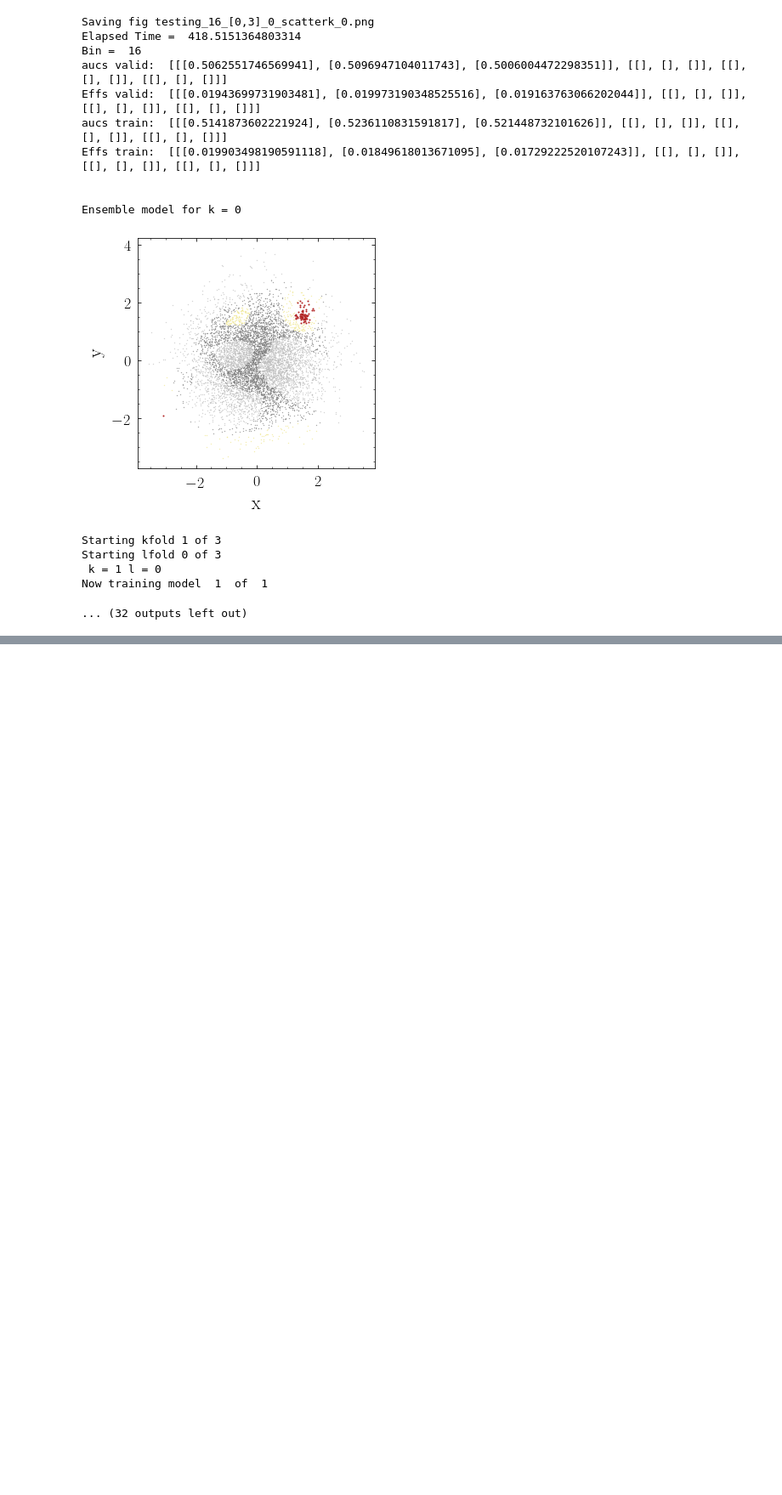
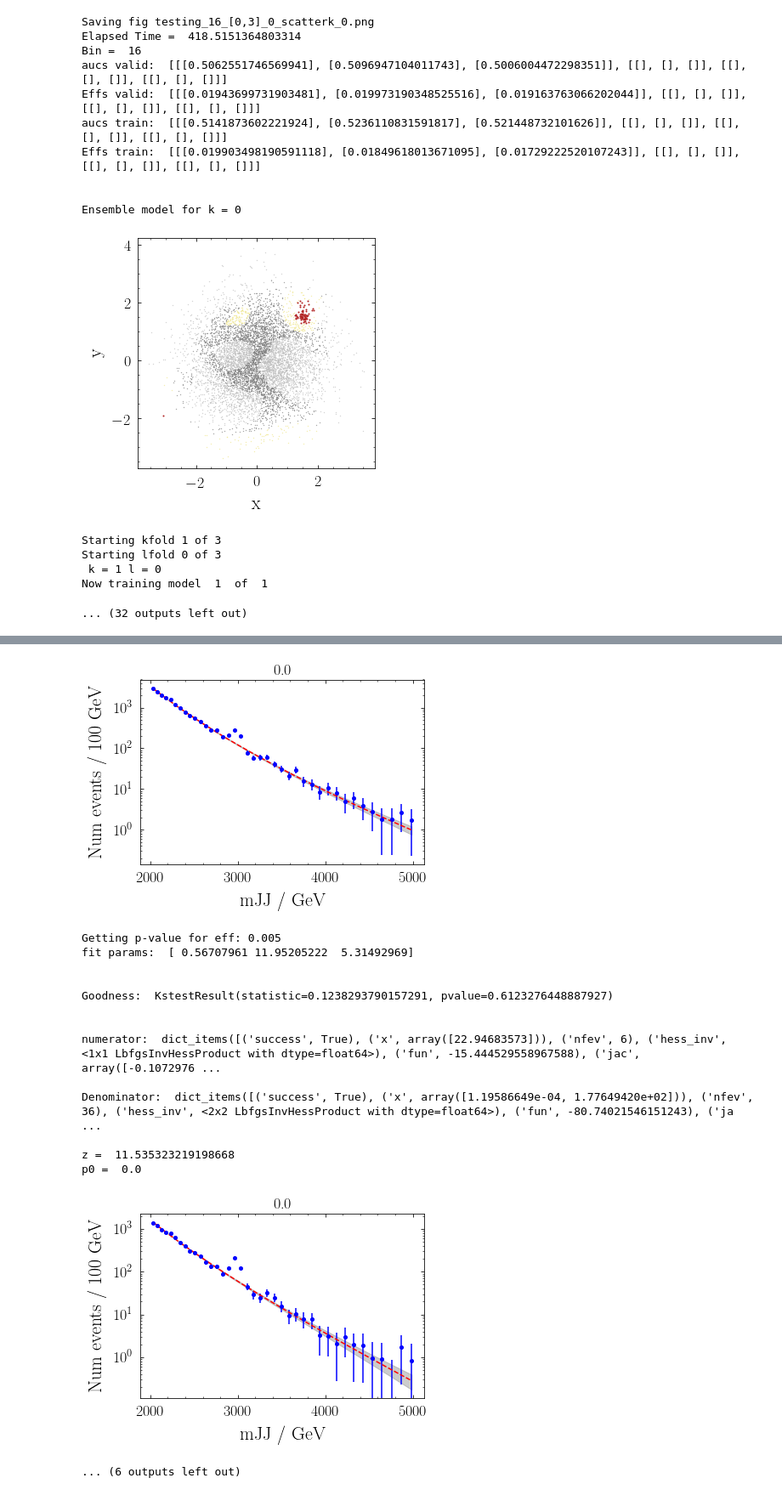
Before and after one commit to jackhcollins/CWoLa-Hunting, a Jupyter notebook: code/2D-toy.ipynb, the cells around one changed output, grey strips where cells are left out. Shown at 85% size. Drawn from its saved outputs; the diff is of its cells as text; code cells hidden in the pictures; blank space fills up the shorter version.

```diff
--- a/code/2D-toy.ipynb
+++ b/code/2D-toy.ipynb
@@ -568,6 +568,10 @@ Now training model  1  of  1
 bin_widths_GeV = bin_widths*1000
 bin_boundaries_GeV = bin_boundaries*1000
 # %%
+from importlib import reload  # Python 3.4+ only.
+import cwola_utils_copy
+from cwola_utils_copy import get_p_value
+
 key=18
 kset_data, kset_prediction = model_utils.avg_model_predict_kset()
 plt.close('all')
@@ -601,12 +605,7 @@ for eff in chosen_effs:
     file.write('\n')
     bincutcountslist.append(bincutcounts)
 
-for i, eff in enumerate(chosen_effs):
-    print("Getting p-value for eff:", eff)
 
-    pplotname = output_prefix + '_pplot_' + str(eff) + '.png'
-    get_p_value(bincutcountslist[i],bin_boundaries_GeV,mask=[bin_i-1,bin_i,bin_i+1],verbose=1,
-                plotfile="show")
 
 file.close()
 # %% [output]
@@ -689,0 +630,11 @@ p0 =  0.0
+# %%
+reload(cwola_utils_copy)
+from cwola_utils_copy import get_p_value
+
+for i, eff in enumerate(chosen_effs):
+    print("Getting p-value for eff:", eff)
+
+    pplotname = output_prefix + '_pplot_' + str(eff) + '.png'
+    cwola_utils_copy.get_p_value(bincutcountslist[i],bin_boundaries_GeV,mask=[bin_i-1,bin_i,bin_i+1],verbose=1,
+                plotfile="show")
+# %% [output]
@@ -689,0 +710,16 @@ p0 =  0.0
+[figure, added]
+Getting p-value for eff: 0.005
+fit params:  [ 0.56707961 11.95205222  5.31492969]
+
+
+Goodness:  KstestResult(statistic=0.1238293790157291, pvalue=0.6123276448887927)
+
+
+numerator:  dict_items([('success', True), ('x', array([22.94683573])), ('nfev', 6), ('hess_inv', <1x1 LbfgsInvHessProduct with dtype=float64>), ('fun', -15.444529558967588), ('jac', array([-0.1072976 ...
+
+Denominator:  dict_items([('success', True), ('x', array([1.19586649e-04, 1.77649420e+02])), ('nfev', 36), ('hess_inv', <2x2 LbfgsInvHessProduct with dtype=float64>), ('fun', -80.74021546151243), ('ja ...
+
+z =  11.535323219198668
+p0 =  0.0
+[figure, added]
+... (6 outputs left out)
```
Also changed, not shown: parts of 2 cells of this notebook, 2 other files.
